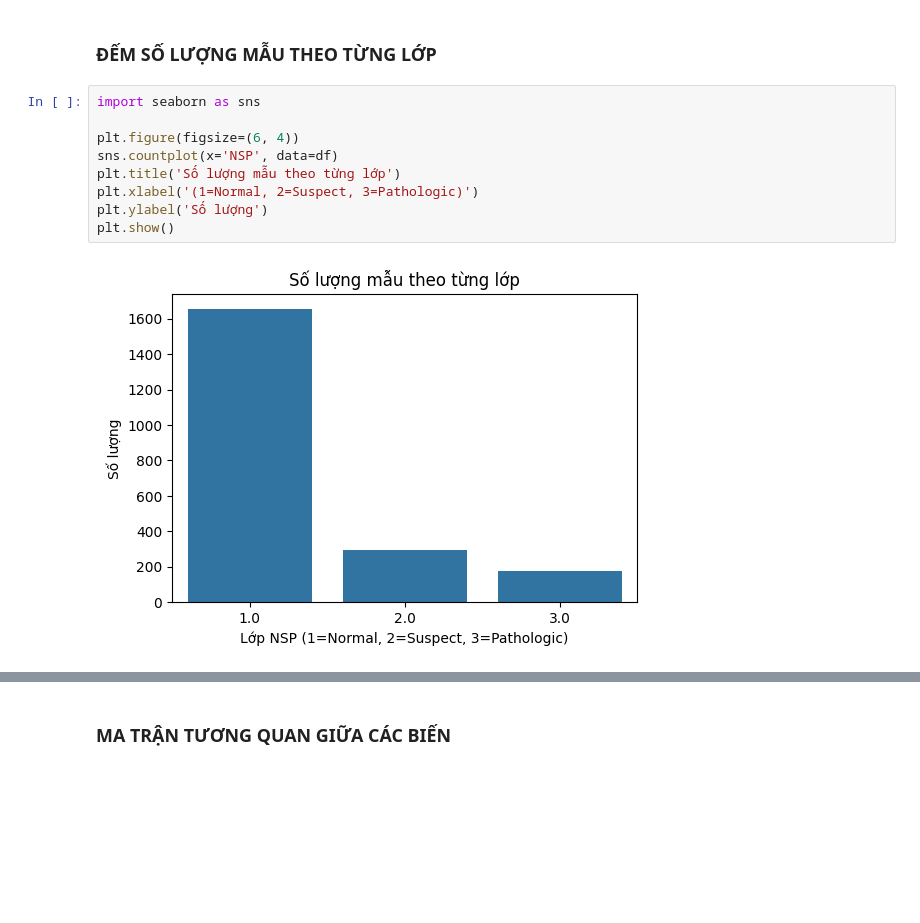
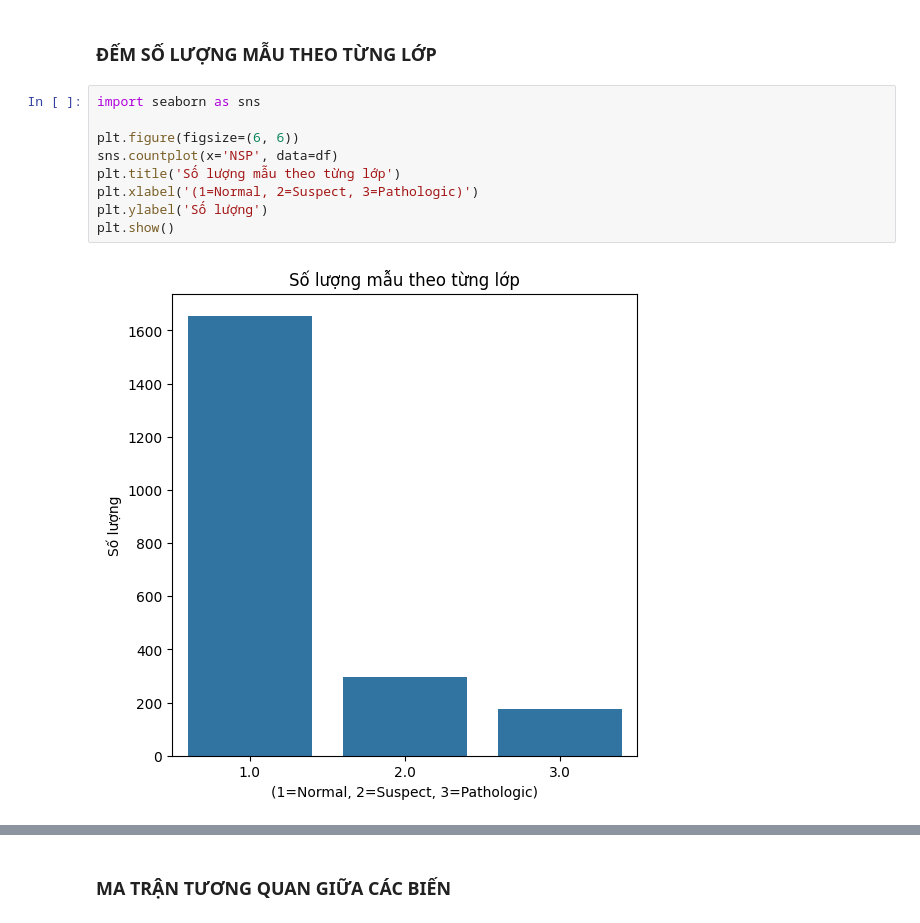
Before and after one commit to VuVanTien03/machine-learning, a Jupyter notebook: notebook/EDA.ipynb, the cells around one changed output, grey strips where cells are left out. Cells and saved outputs as stored; diff of their text form; blank space fills up the shorter version.

```diff
--- a/notebook/EDA.ipynb
+++ b/notebook/EDA.ipynb
@@ -60,14 +61,14 @@ plt.show()
 # %%
 import seaborn as sns
 
-plt.figure(figsize=(6, 4))
+plt.figure(figsize=(6, 6))
 sns.countplot(x='NSP', data=df)
 plt.title('Số lượng mẫu theo từng lớp')
 plt.xlabel('(1=Normal, 2=Suspect, 3=Pathologic)')
 plt.ylabel('Số lượng')
 plt.show()
 # %% [output]
-[figure, old version]
+[figure, new version]
 # %%
 plt.figure(figsize=(6, 6))
 df['NSP'].value_counts().plot.pie(autopct='%1.1f%%', labels=['Normal', 'Suspect', 'Pathologic'])
```
Also changed, not shown: parts of 3 cells of this notebook, 1 other file.
